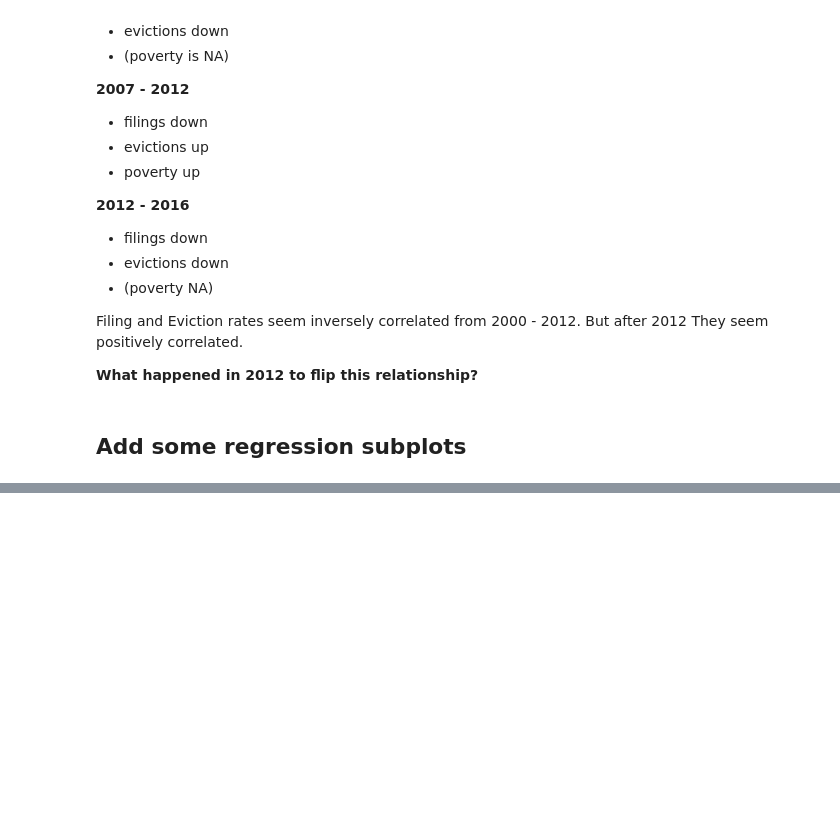
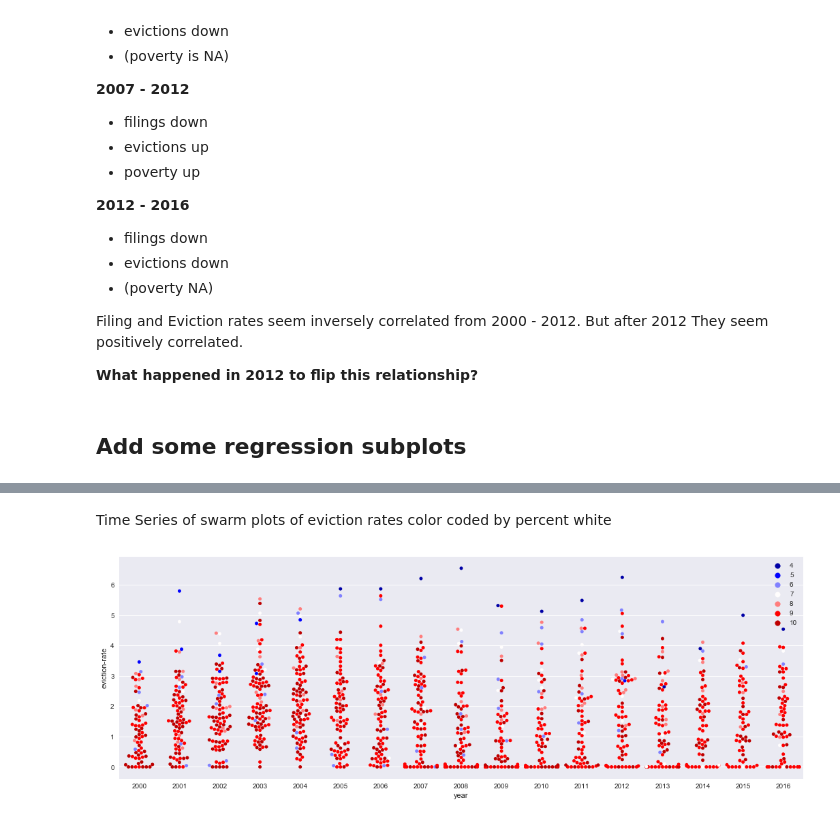
Before and after one commit to paulo-g-martinez/eviction-lab-tn-nss-capstone, a Jupyter notebook: EDA-exploratory-data-analysis.ipynb, the cells around one changed output, grey strips where cells are left out. Saved outputs shown, nothing was run; the diff lists cells and outputs as text; code cells hidden in the pictures; blank space fills up the shorter version.

```diff
--- a/EDA-exploratory-data-analysis.ipynb
+++ b/EDA-exploratory-data-analysis.ipynb
@@ -981,0 +1007,10 @@ This is the format of your plot grid:
+# %% [markdown]
+Time Series of swarm plots of eviction rates color coded by percent white
+# %%
+plt.figure(figsize=(18,6))
+ax = sns.swarmplot(x = counties_evicts_df['year'],
+                  y = counties_evicts_df['eviction-rate'],
+                   hue = [round(val/10) for val in counties_evicts_df['pct-white']] , palette = 'seismic'
+                  )
+# %% [output]
+[figure, added]
```
Also changed, not shown: parts of 11 cells of this notebook.
